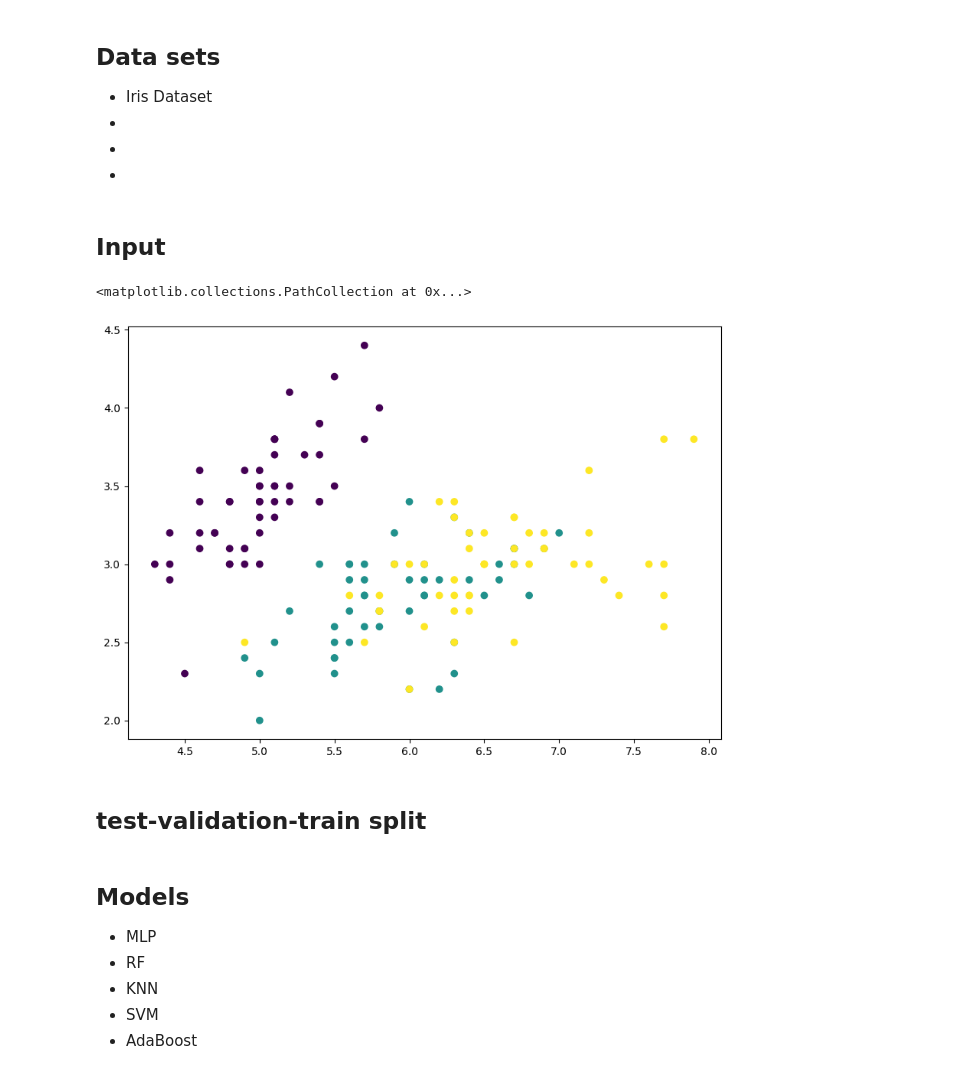
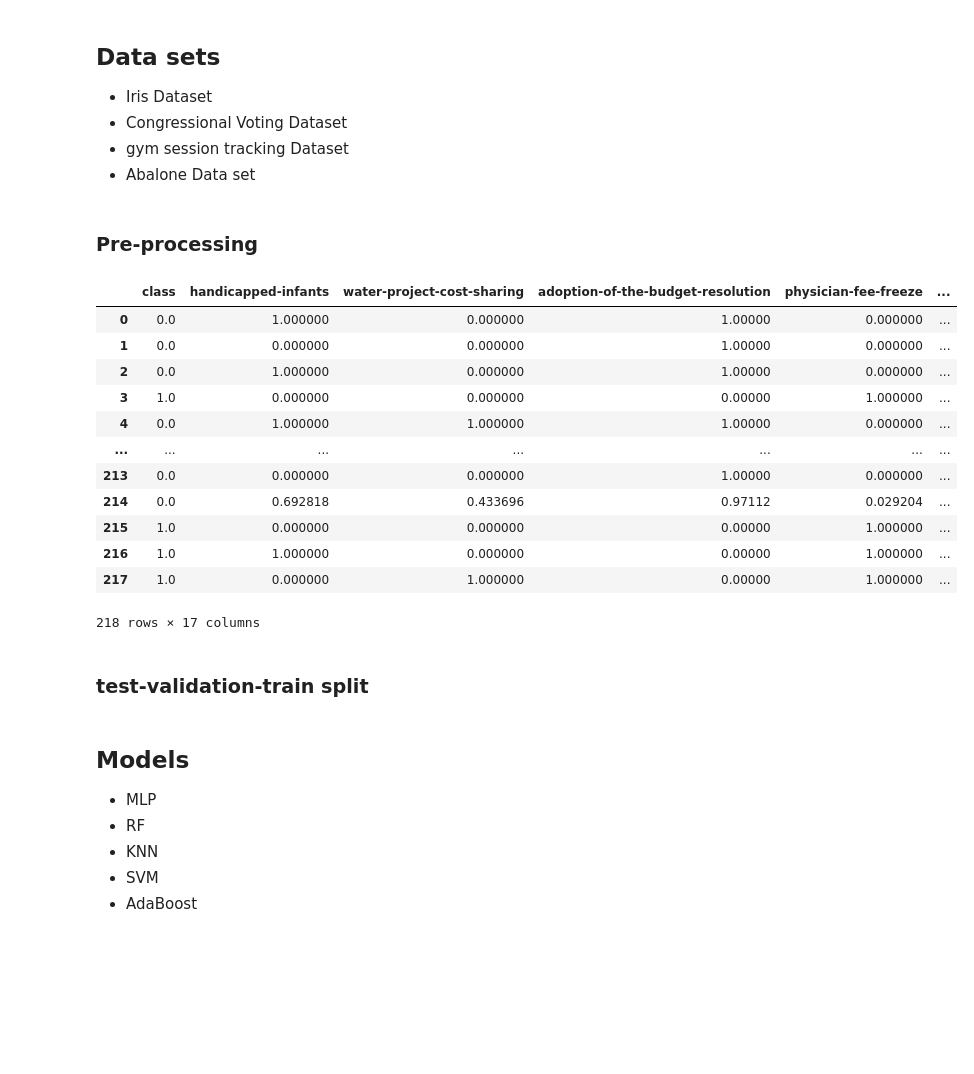
Before and after one commit to claraelisabeth/MachineLearning, a Jupyter notebook: Exercise 3/AutoML_hannah.ipynb, the cells around one changed output. Drawn from its saved outputs; the diff is of its cells as text; code cells hidden in the pictures; blank space fills up the shorter version.

```diff
--- a/Exercise 3/AutoML_hannah.ipynb
+++ b/Exercise 3/AutoML_hannah.ipynb
@@ -25,6 +48,6 @@ Group 18 Members:
 ## Data sets
 
 - Iris Dataset
--
--
--
+- Congressional Voting Dataset
+- gym session tracking Dataset
+- Abalone Data set
@@ -42,17 +54,42 @@ import time
-# %% [markdown]
-## Input
 # %%
 iris = datasets.load_iris()
 iris_data = pd.DataFrame(data= np.c_[iris['data'], iris['target']], columns= iris['feature_names'] + ['target'])
 iris_data['target'] = iris_data['target'].map({0: 'setosa', 1: 'versicolor', 2: 'virginica'})
 
-plt.figure(figsize=(10, 7))
-x = iris_data["sepal length (cm)"]
-y = iris_data["sepal width (cm)"]
-plt.scatter(x, y, c=iris.target)
+df_voting = pd.read_csv('data/CongressionalVotingID.shuf.lrn.csv')
+
+df_gym = pd.read_csv('data/gym_members_exercise_tracking.csv')
+
+url='./data/abalone.csv'
+column_names = ["Sex", "Length", "Diameter", "Height", "Whole_weight", "Shucked_weight", "Viscera_weight", "Shell_weight", "Rings"]
+abalone_df = pd.read_csv(url, header=0, names=column_names)
-# %% [output]
-<matplotlib.collections.PathCollection at 0x...>
-[figure, removed]
+# %% [markdown]
+### Pre-processing
+# %%
+pd.set_option('future.no_silent_downcasting', True)
+df_voting = df_voting.replace({"democrat": 0,"republican": 1,"n": 0,"y": 1,"unknown": np.nan}).infer_objects()
+df_voting = df_voting.drop(columns=['ID'])
+
+from sklearn.experimental import enable_iterative_imputer
+from sklearn.impute import IterativeImputer
+
+imp = IterativeImputer(max_iter=10, random_state=0)
+df_voting = pd.DataFrame(imp.fit_transform(df_voting), columns=df_voting.columns)
+display(df_voting)
+# %% [output]
+|  | class | handicapped-infants | water-project-cost-sharing | adoption-of-the-budget-resolution | physician-fee-freeze | ... |
+| 0 | 0.0 | 1.000000 | 0.000000 | 1.00000 | 0.000000 | ... |
+| 1 | 0.0 | 0.000000 | 0.000000 | 1.00000 | 0.000000 | ... |
+| 2 | 0.0 | 1.000000 | 0.000000 | 1.00000 | 0.000000 | ... |
+| 3 | 1.0 | 0.000000 | 0.000000 | 0.00000 | 1.000000 | ... |
+| 4 | 0.0 | 1.000000 | 1.000000 | 1.00000 | 0.000000 | ... |
+| ... | ... | ... | ... | ... | ... | ... |
+| 213 | 0.0 | 0.000000 | 0.000000 | 1.00000 | 0.000000 | ... |
+| 214 | 0.0 | 0.692818 | 0.433696 | 0.97112 | 0.029204 | ... |
+| 215 | 1.0 | 0.000000 | 0.000000 | 0.00000 | 1.000000 | ... |
+| 216 | 1.0 | 1.000000 | 0.000000 | 0.00000 | 1.000000 | ... |
+| 217 | 1.0 | 0.000000 | 1.000000 | 0.00000 | 1.000000 | ... |
+218 rows × 17 columns
 # %% [markdown]
-## test-validation-train split
+### test-validation-train split
 # %%
```
Also changed, not shown: parts of 20 cells of this notebook.
